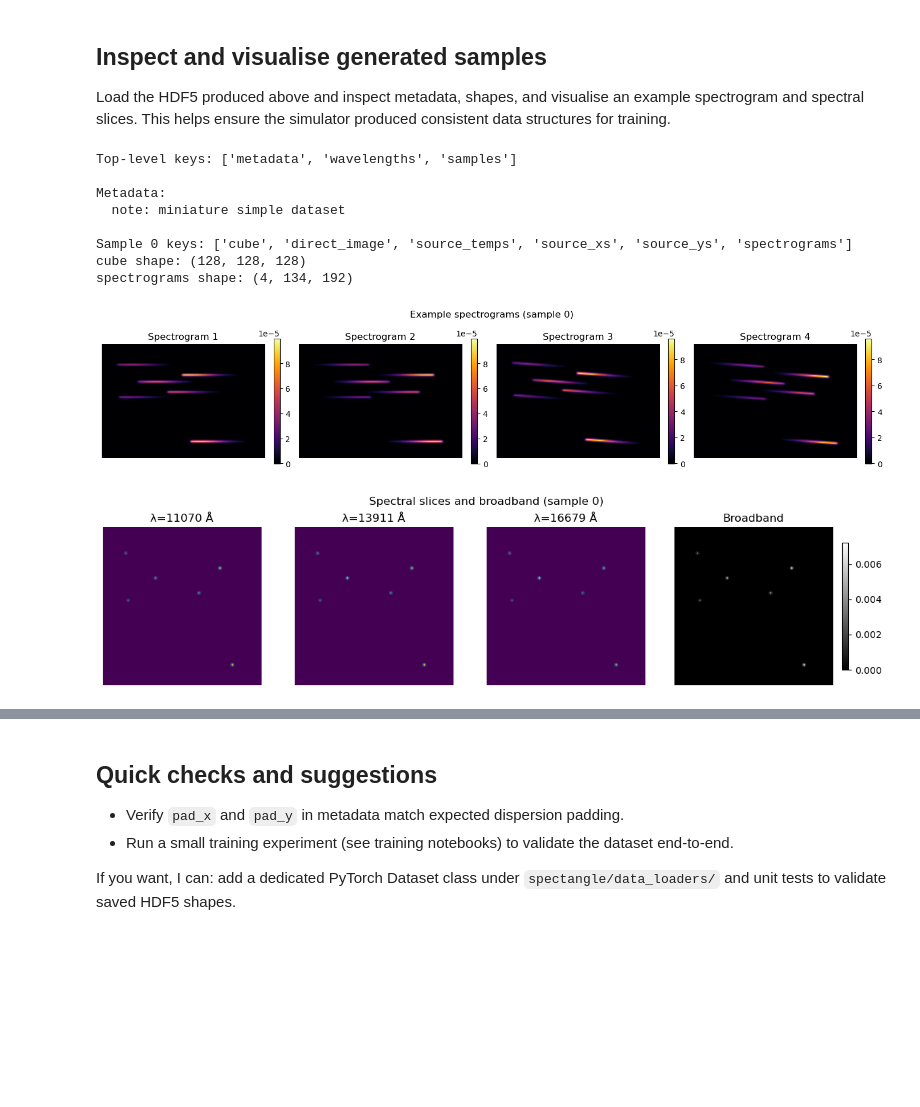
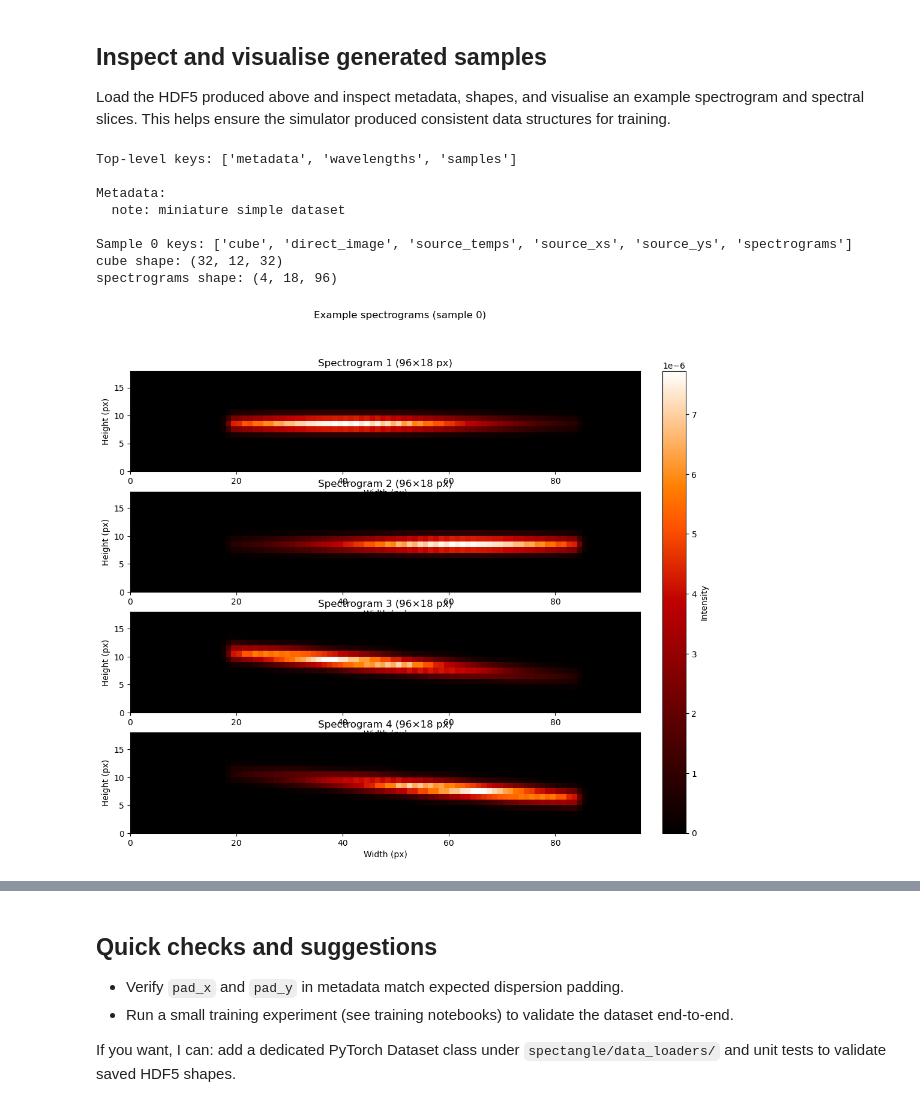
Before and after one commit to LucasSauniere/spectangle, a Jupyter notebook: notebooks/miniature_version/simulations/01_generate_mini_dataset.ipynb, the cells around one changed output, grey strips where cells are left out. Drawn from its saved outputs; the diff is of its cells as text; code cells hidden in the pictures; blank space fills up the shorter version.

```diff
--- a/notebooks/miniature_version/simulations/01_generate_mini_dataset.ipynb
+++ b/notebooks/miniature_version/simulations/01_generate_mini_dataset.ipynb
@@ -38,59 +44,54 @@ produced consistent data structures for training.
 # %%
 from spectangle.simulations.io import load_simulation
 import matplotlib.pyplot as plt
 
 data = load_simulation(output)
 print('Top-level keys:', list(data.keys()))
 print('\nMetadata:')
 for k, v in data['metadata'].items():
     print(f'  {k}:', v)
 
 s0 = data['samples'][0]
 print('\nSample 0 keys:', list(s0.keys()))
 print('cube shape:', s0['cube'].shape)
 print('spectrograms shape:', s0['spectrograms'].shape)
 
 wavelengths = data['wavelengths']
 cube0 = s0['cube']
 specs0 = s0['spectrograms']
 direct0 = s0.get('direct_image')
 
-# Show the 4 spectrograms
-fig, axs = plt.subplots(1, 4, figsize=(14, 3))
+fig, axs = plt.subplots(4, 1, figsize=(12, 10))  # 4 rows, 1 column
+
+# Collect all images so we can attach a single colorbar later
+ims = []
+
 for k in range(4):
     ax = axs[k]
-    im = ax.imshow(specs0[k], origin='lower', cmap='inferno')
-    ax.set_title(f'Spectrogram {k+1}')
-    ax.axis('off')
-    fig.colorbar(im, ax=ax, fraction=0.035)
-plt.suptitle('Example spectrograms (sample 0)')
-plt.tight_layout()
+    h, w = specs0[k].shape  # height and width of the spectrogram
+
+    # Show image with extent so axes reflect image size
+    im = ax.imshow(specs0[k], origin='lower', cmap='gist_heat',
+                   extent=[0, w, 0, h], aspect='auto')
+    ims.append(im)
+
+    ax.set_title(f"Spectrogram {k+1} ({w}×{h} px)")
+    ax.set_xlabel("Width (px)")
+    ax.set_ylabel("Height (px)")
+
+# Create ONE shared colorbar
+cbar = fig.colorbar(ims[0], ax=axs, orientation='vertical', fraction=0.046, pad=0.04)
+cbar.set_label("Intensity")
+plt.suptitle("Example spectrograms (sample 0)")
+# plt.tight_layout()
 plt.show()
-
-# Spectral slices
-n_lambda = cube0.shape[0]
-idxs = [int(n_lambda*0.2), int(n_lambda*0.5), int(n_lambda*0.8)]
-fig, axs = plt.subplots(1, 4, figsize=(12, 3))
-for i, idx in enumerate(idxs):
-    axs[i].imshow(cube0[idx], origin='lower', cmap='viridis')
-    axs[i].set_title(f'λ={int(wavelengths[idx])} Å')
-    axs[i].axis('off')
-broad = cube0.sum(axis=0)
-im = axs[3].imshow(broad, origin='lower', cmap='gray')
-axs[3].set_title('Broadband')
-axs[3].axis('off')
-fig.colorbar(im, ax=axs[3], fraction=0.035)
-plt.suptitle('Spectral slices and broadband (sample 0)')
-plt.tight_layout()
-plt.show()
 # %% [output]
 Top-level keys: ['metadata', 'wavelengths', 'samples']
 
 Metadata:
   note: miniature simple dataset
 
 Sample 0 keys: ['cube', 'direct_image', 'source_temps', 'source_xs', 'source_ys', 'spectrograms']
-cube shape: (128, 128, 128)
-spectrograms shape: (4, 134, 192)
+cube shape: (32, 12, 32)
+spectrograms shape: (4, 18, 96)
-[figure, old version]
+[figure, new version]
-[figure, removed]
```
Also changed, not shown: parts of 6 cells of this notebook, 5 other files.
